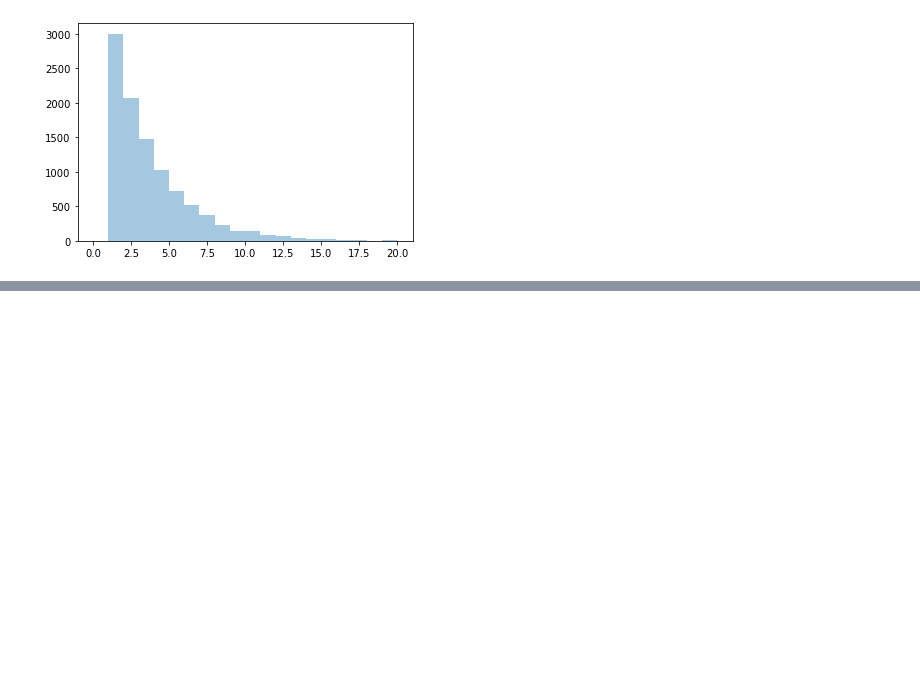
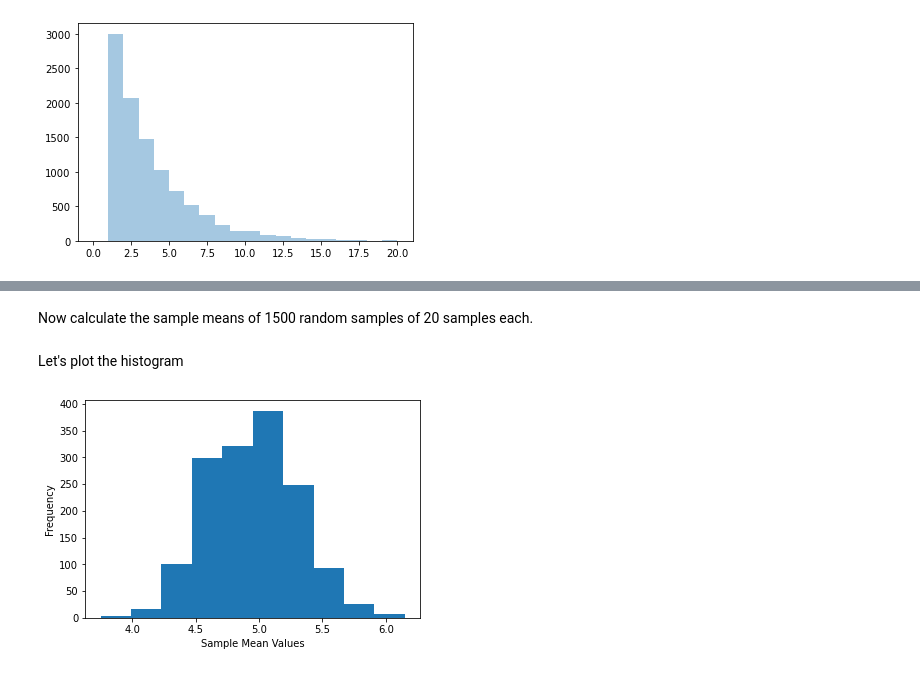
Before and after one commit to mandliya/ml, a Jupyter notebook: maths/Probability/Probability.ipynb, the cells around one changed output, grey strips where cells are left out. Cells and saved outputs as stored; diff of their text form; code cells hidden in the pictures; blank space fills up the shorter version.

```diff
--- a/maths/Probability/Probability.ipynb
+++ b/maths/Probability/Probability.ipynb
@@ -1347,0 +1431,18 @@ plt.show()
+# %%
+population = binom.rvs(n=10, p=0.5, size=1000)
+# %% [markdown]
+Now calculate the sample means of 1500 random samples of 20 samples each.
+# %%
+sample_means = []
+for _ in range(1500):
+    sample = np.random.choice(population, 20)
+    sample_means.append(describe(sample).mean)
+# %% [markdown]
+Let's plot the histogram
+# %%
+plt.hist(sample_means)
+plt.xlabel("Sample Mean Values")
+plt.ylabel("Frequency")
+plt.show()
+# %% [output]
+[figure, added]
```
Also changed, not shown: parts of 22 cells of this notebook, 2 other files.
